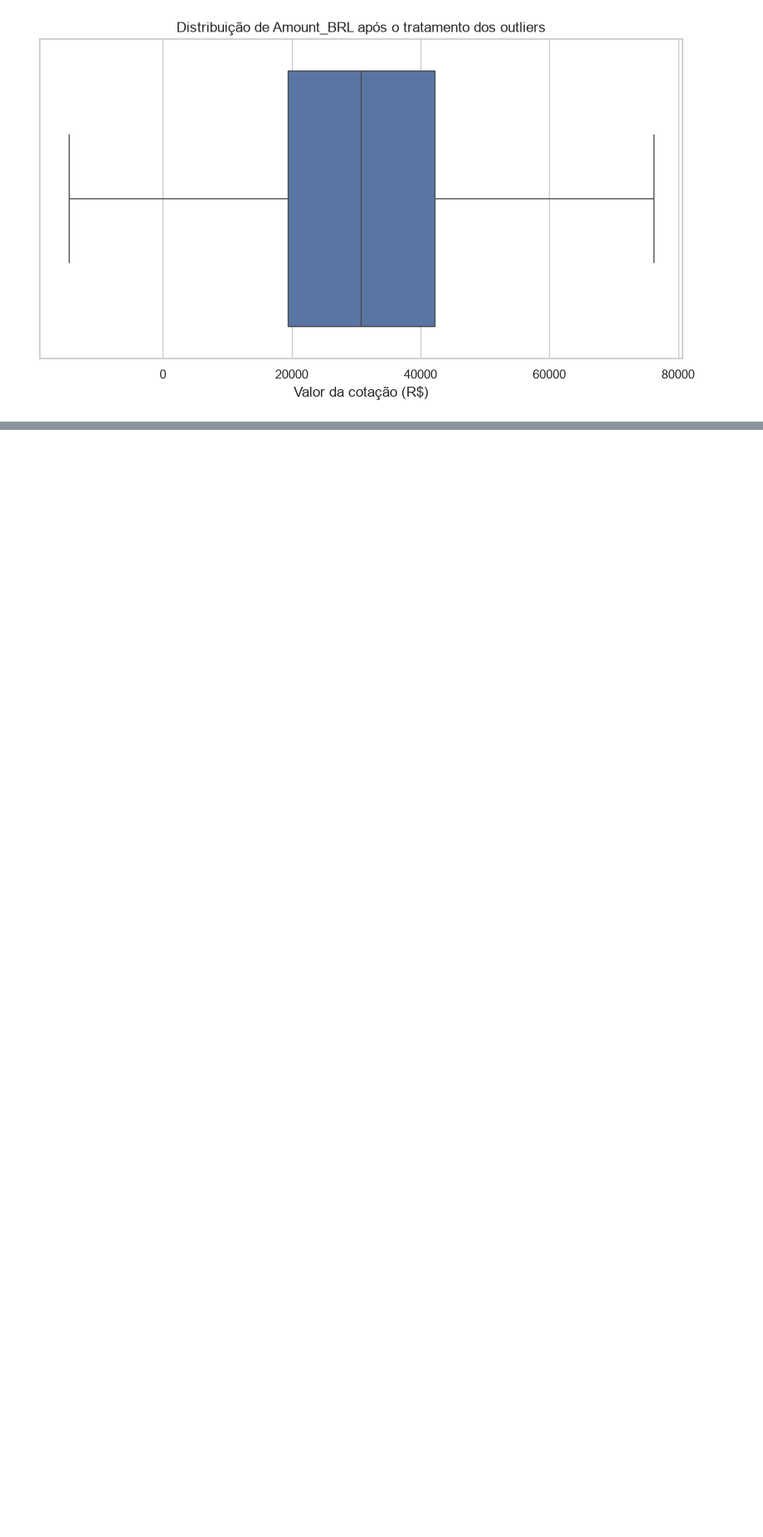
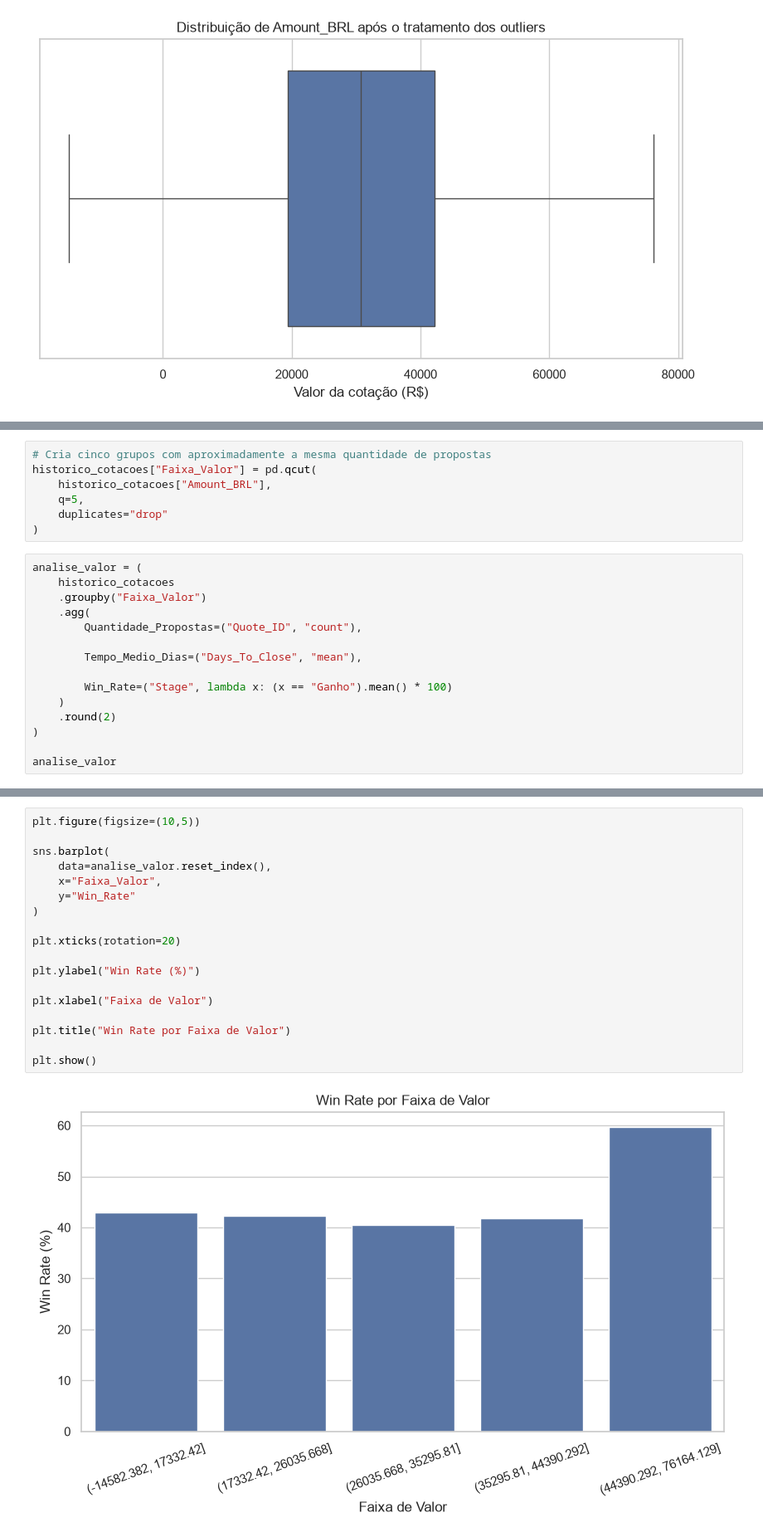
Before and after one commit to marco-rocks/hackaton-altas-copco, a Jupyter notebook: notebooks/01_analise_exploratoria.ipynb, the cells around one changed output, grey strips where cells are left out. Shown at 83% size. Drawn from its saved outputs; the diff is of its cells as text; blank space fills up the shorter version.

```diff
--- a/notebooks/01_analise_exploratoria.ipynb
+++ b/notebooks/01_analise_exploratoria.ipynb
@@ -531,0 +888,22 @@ plt.show()
+# %%
+# Cria cinco grupos com aproximadamente a mesma quantidade de propostas
+historico_cotacoes["Faixa_Valor"] = pd.qcut(
+    historico_cotacoes["Amount_BRL"],
+    q=5,
+    duplicates="drop"
+)
+# %%
+analise_valor = (
+    historico_cotacoes
+    .groupby("Faixa_Valor")
+    .agg(
+        Quantidade_Propostas=("Quote_ID", "count"),
+
+        Tempo_Medio_Dias=("Days_To_Close", "mean"),
+
+        Win_Rate=("Stage", lambda x: (x == "Ganho").mean() * 100)
+    )
+    .round(2)
+)
+
+analise_valor
@@ -531,0 +918,20 @@ plt.show()
+# %%
+plt.figure(figsize=(10,5))
+
+sns.barplot(
+    data=analise_valor.reset_index(),
+    x="Faixa_Valor",
+    y="Win_Rate"
+)
+
+plt.xticks(rotation=20)
+
+plt.ylabel("Win Rate (%)")
+
+plt.xlabel("Faixa de Valor")
+
+plt.title("Win Rate por Faixa de Valor")
+
+plt.show()
+# %% [output]
+[figure, added]
```
Also changed, not shown: parts of 57 cells of this notebook.
